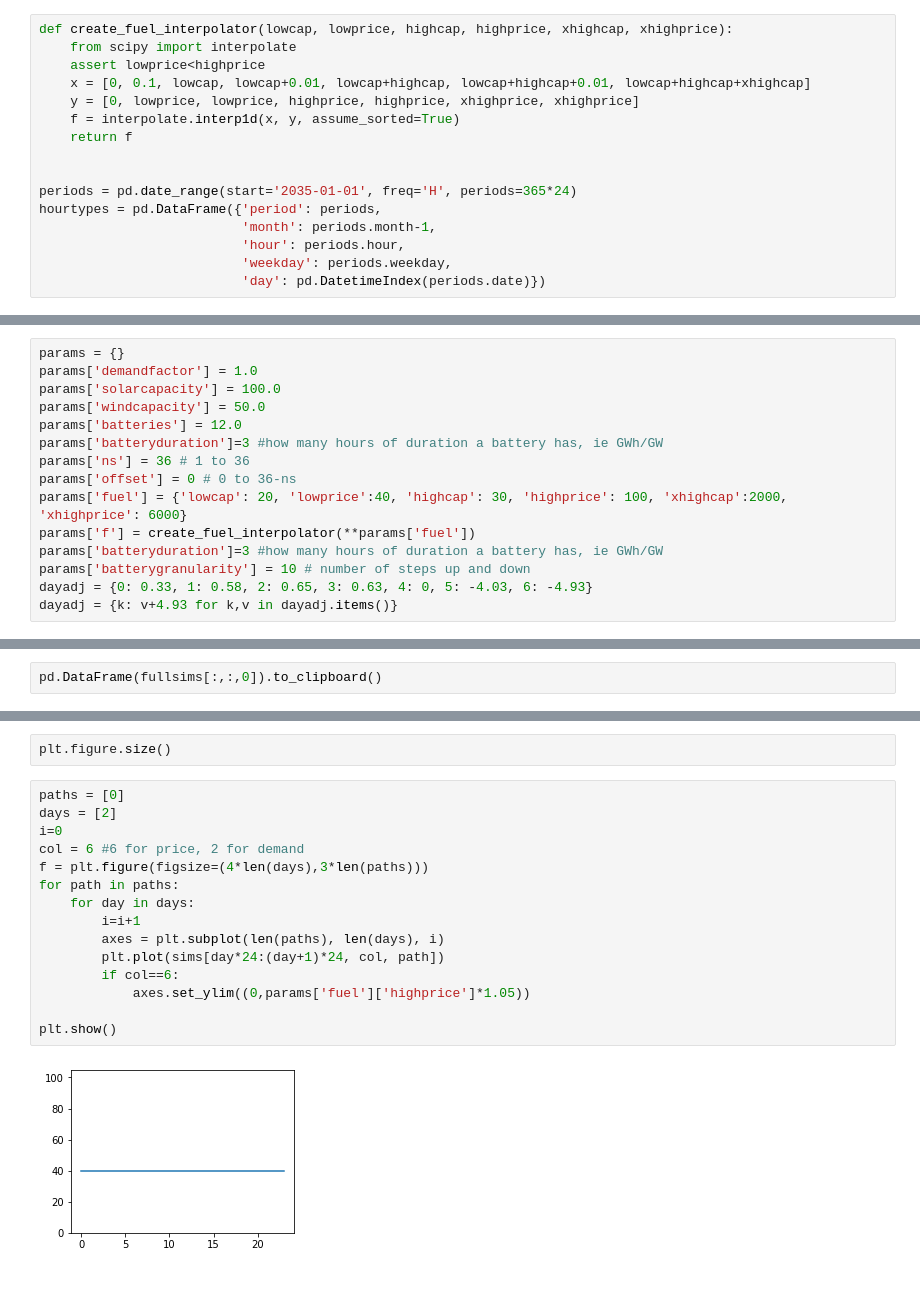
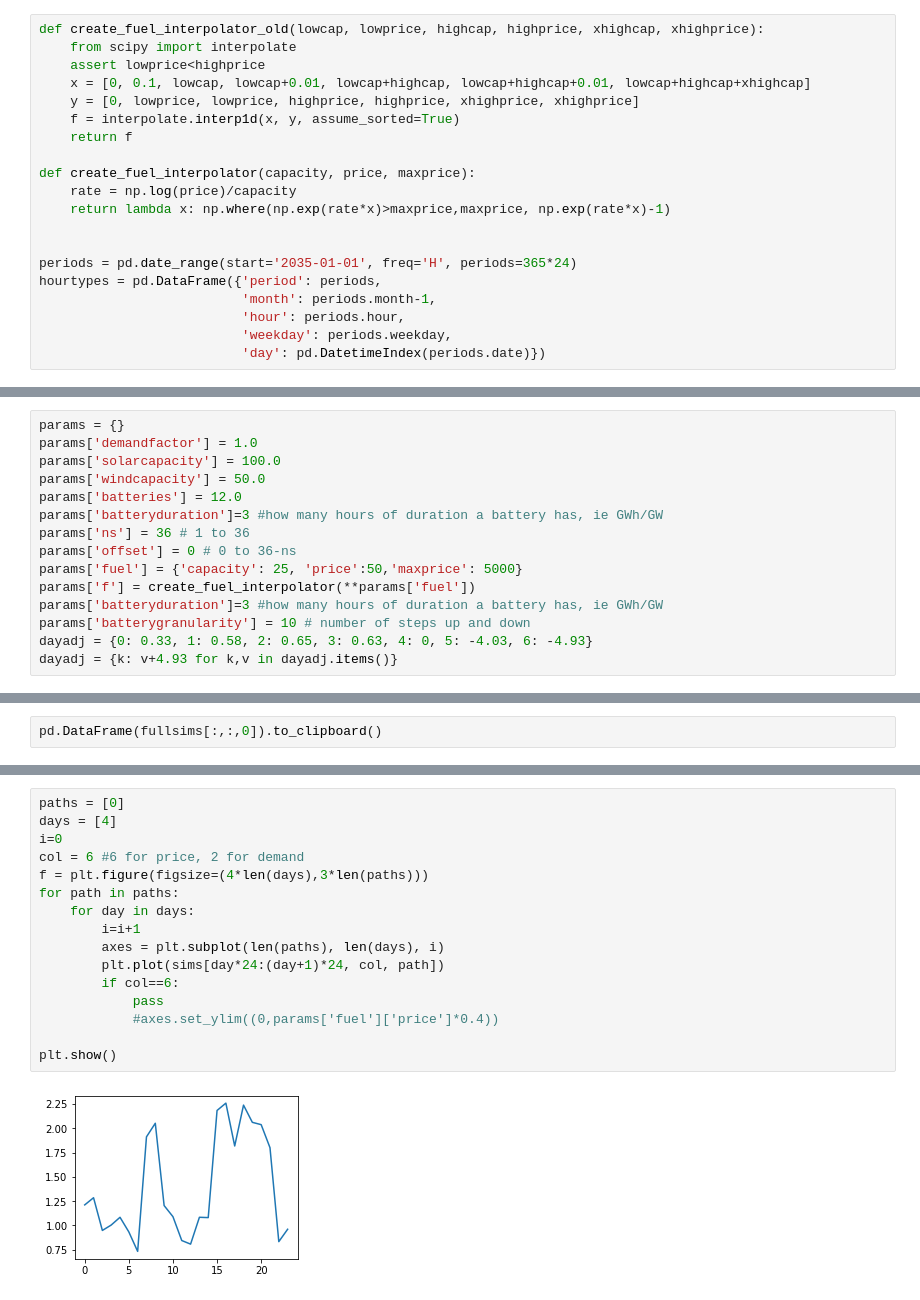
Before and after one commit to gjlipman/notebooks_public, a Jupyter notebook: ElecModel.ipynb, the cells around one changed output, grey strips where cells are left out. Drawn from its saved outputs; the diff is of its cells as text.

Commit message:
Change to dispatchable curve

```diff
--- a/ElecModel.ipynb
+++ b/ElecModel.ipynb
@@ -62,13 +65,17 @@ def compute_paths(rawsims, hourtypes, params):
     sims[:,6,:] = f(floor(sims[:,3,:]+sims[:,5,:]))
     return sims
 # %%
-def create_fuel_interpolator(lowcap, lowprice, highcap, highprice, xhighcap, xhighprice):
+def create_fuel_interpolator_old(lowcap, lowprice, highcap, highprice, xhighcap, xhighprice):
     from scipy import interpolate
     assert lowprice<highprice
     x = [0, 0.1, lowcap, lowcap+0.01, lowcap+highcap, lowcap+highcap+0.01, lowcap+highcap+xhighcap]
     y = [0, lowprice, lowprice, highprice, highprice, xhighprice, xhighprice]
     f = interpolate.interp1d(x, y, assume_sorted=True)
     return f
+
+def create_fuel_interpolator(capacity, price, maxprice):
+    rate = np.log(price)/capacity
+    return lambda x: np.where(np.exp(rate*x)>maxprice,maxprice, np.exp(rate*x)-1)
 
 
 periods = pd.date_range(start='2035-01-01', freq='H', periods=365*24)
@@ -107,7 +114,7 @@ params['batteries'] = 12.0
 params['batteryduration']=3 #how many hours of duration a battery has, ie GWh/GW
 params['ns'] = 36 # 1 to 36
 params['offset'] = 0 # 0 to 36-ns
-params['fuel'] = {'lowcap': 20, 'lowprice':40, 'highcap': 30, 'highprice': 100, 'xhighcap':2000, 'xhighprice': 6000}
+params['fuel'] = {'capacity': 25, 'price':50,'maxprice': 5000}
 params['f'] = create_fuel_interpolator(**params['fuel'])
 params['batteryduration']=3 #how many hours of duration a battery has, ie GWh/GW
 params['batterygranularity'] = 10 # number of steps up and down
@@ -228,22 +237,21 @@ plt.show()
-# %%
-plt.figure.size()
 # %%
 paths = [0]
-days = [2]
+days = [4]
 i=0
 col = 6 #6 for price, 2 for demand
 f = plt.figure(figsize=(4*len(days),3*len(paths)))
 for path in paths:
     for day in days:
         i=i+1
         axes = plt.subplot(len(paths), len(days), i)
         plt.plot(sims[day*24:(day+1)*24, col, path])
         if col==6:
-            axes.set_ylim((0,params['fuel']['highprice']*1.05))
+            pass
+            #axes.set_ylim((0,params['fuel']['price']*0.4))
 
 plt.show()
 # %% [output]
-[figure, old version]
+[figure, new version]
 # %%
 paths = [35, 17]
 day = 0
```
Also changed, not shown: parts of 10 cells of this notebook.
